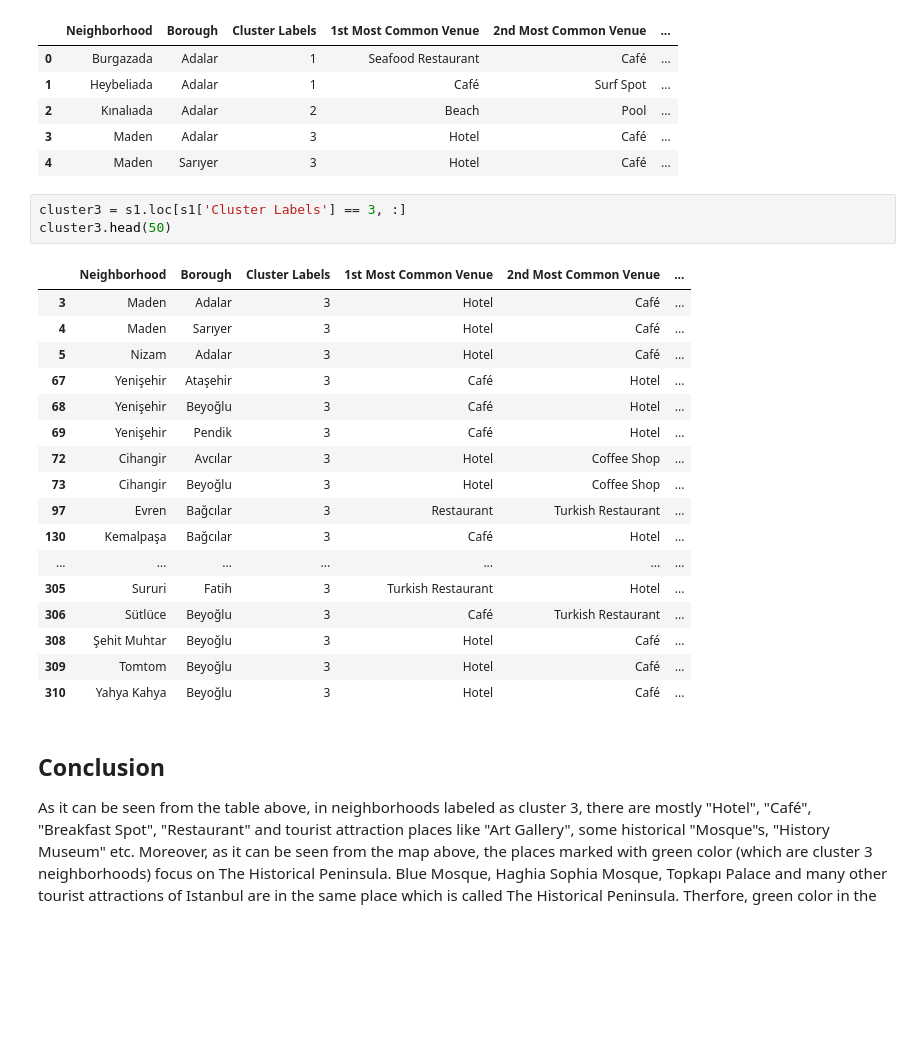
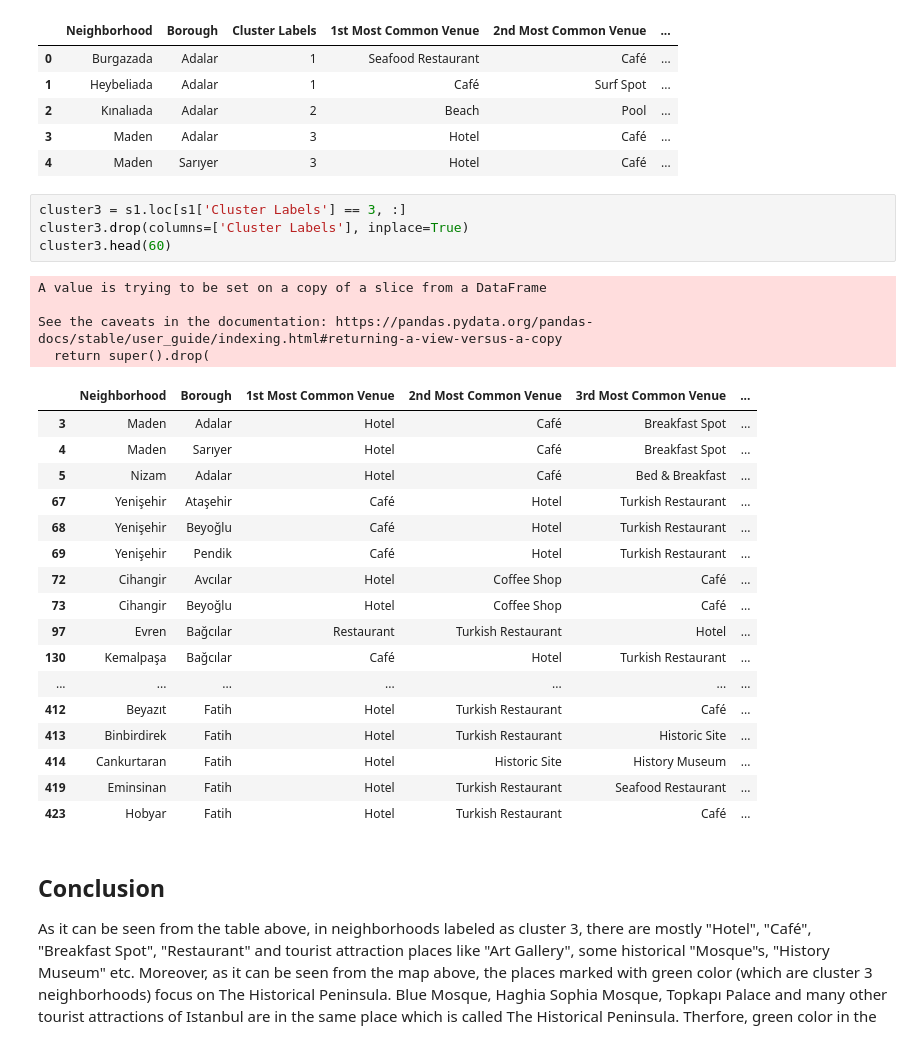
Before and after one commit to nech21/Coursera_Capstone, a Jupyter notebook: Week 5/Capstone Project.ipynb, the cells around one changed output. Cells and saved outputs as stored; diff of their text form; blank space fills up the shorter version.

```diff
--- a/Week 5/Capstone Project.ipynb
+++ b/Week 5/Capstone Project.ipynb
@@ -672,25 +672,30 @@ s1.head()
 | 4 | Maden | Sarıyer | 3 | Hotel | Café | ... |
 # %%
 cluster3 = s1.loc[s1['Cluster Labels'] == 3, :]
-cluster3.head(50)
+cluster3.drop(columns=['Cluster Labels'], inplace=True)
+cluster3.head(60)
 # %% [output]
+A value is trying to be set on a copy of a slice from a DataFrame
+
+See the caveats in the documentation: https://pandas.pydata.org/pandas-docs/stable/user_guide/indexing.html#returning-a-view-versus-a-copy
+  return super().drop(
-|  | Neighborhood | Borough | Cluster Labels | 1st Most Common Venue | 2nd Most Common Venue | ... |
-| 3 | Maden | Adalar | 3 | Hotel | Café | ... |
-| 4 | Maden | Sarıyer | 3 | Hotel | Café | ... |
-| 5 | Nizam | Adalar | 3 | Hotel | Café | ... |
-| 67 | Yenişehir | Ataşehir | 3 | Café | Hotel | ... |
-| 68 | Yenişehir | Beyoğlu | 3 | Café | Hotel | ... |
-| 69 | Yenişehir | Pendik | 3 | Café | Hotel | ... |
-| 72 | Cihangir | Avcılar | 3 | Hotel | Coffee Shop | ... |
-| 73 | Cihangir | Beyoğlu | 3 | Hotel | Coffee Shop | ... |
-| 97 | Evren | Bağcılar | 3 | Restaurant | Turkish Restaurant | ... |
-| 130 | Kemalpaşa | Bağcılar | 3 | Café | Hotel | ... |
+|  | Neighborhood | Borough | 1st Most Common Venue | 2nd Most Common Venue | 3rd Most Common Venue | ... |
+| 3 | Maden | Adalar | Hotel | Café | Breakfast Spot | ... |
+| 4 | Maden | Sarıyer | Hotel | Café | Breakfast Spot | ... |
+| 5 | Nizam | Adalar | Hotel | Café | Bed & Breakfast | ... |
+| 67 | Yenişehir | Ataşehir | Café | Hotel | Turkish Restaurant | ... |
+| 68 | Yenişehir | Beyoğlu | Café | Hotel | Turkish Restaurant | ... |
+| 69 | Yenişehir | Pendik | Café | Hotel | Turkish Restaurant | ... |
+| 72 | Cihangir | Avcılar | Hotel | Coffee Shop | Café | ... |
+| 73 | Cihangir | Beyoğlu | Hotel | Coffee Shop | Café | ... |
+| 97 | Evren | Bağcılar | Restaurant | Turkish Restaurant | Hotel | ... |
+| 130 | Kemalpaşa | Bağcılar | Café | Hotel | Turkish Restaurant | ... |
 | ... | ... | ... | ... | ... | ... | ... |
-| 305 | Sururi | Fatih | 3 | Turkish Restaurant | Hotel | ... |
-| 306 | Sütlüce | Beyoğlu | 3 | Café | Turkish Restaurant | ... |
-| 308 | Şehit Muhtar | Beyoğlu | 3 | Hotel | Café | ... |
-| 309 | Tomtom | Beyoğlu | 3 | Hotel | Café | ... |
-| 310 | Yahya Kahya | Beyoğlu | 3 | Hotel | Café | ... |
+| 412 | Beyazıt | Fatih | Hotel | Turkish Restaurant | Café | ... |
+| 413 | Binbirdirek | Fatih | Hotel | Turkish Restaurant | Historic Site | ... |
+| 414 | Cankurtaran | Fatih | Hotel | Historic Site | History Museum | ... |
+| 419 | Eminsinan | Fatih | Hotel | Turkish Restaurant | Seafood Restaurant | ... |
+| 423 | Hobyar | Fatih | Hotel | Turkish Restaurant | Café | ... |
 # %% [markdown]
 ## Conclusion
 
```
Also changed, not shown: 1 other file.
